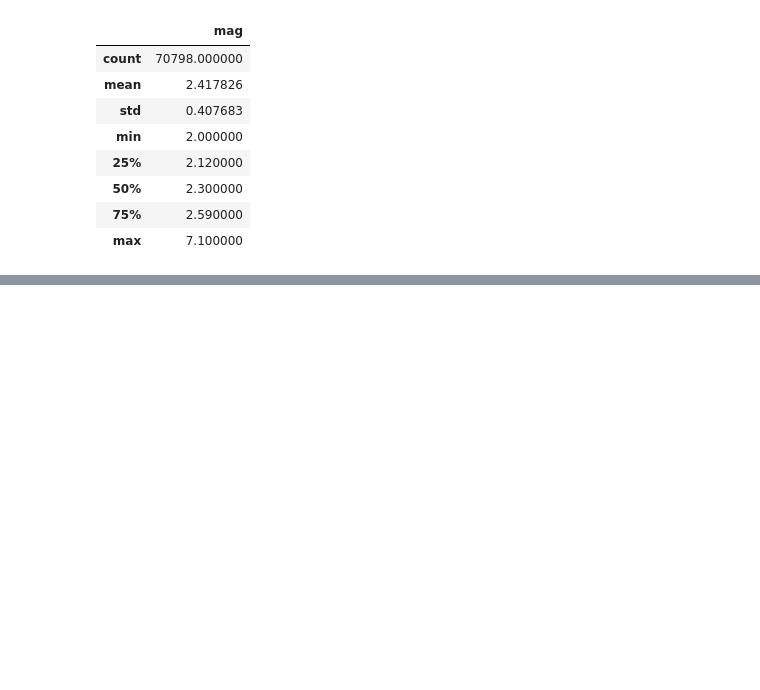
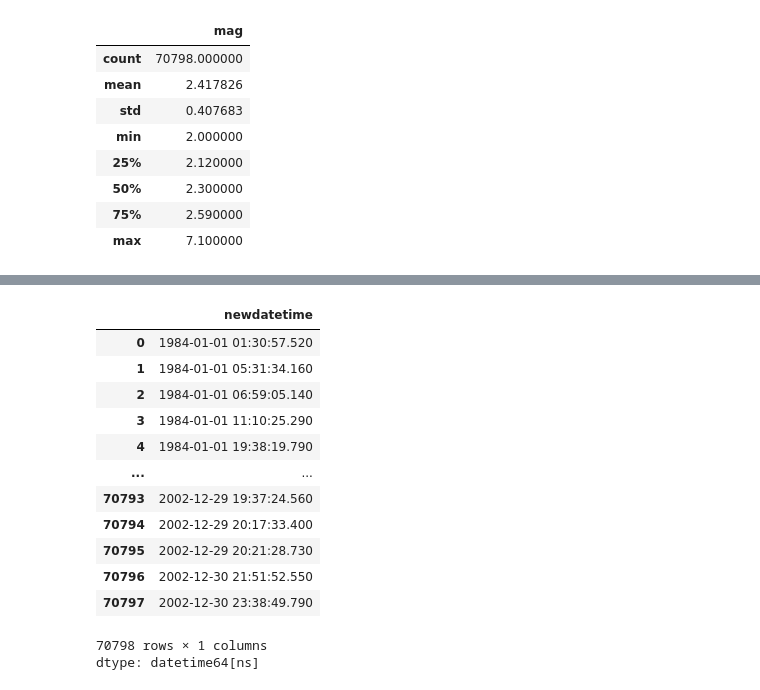
Before and after one commit to ashtonsouthwick/DSPS_ASouthwick, a Jupyter notebook: Labs/earthquake_data_munging.ipynb, the cells around one changed output, grey strips where cells are left out. Cells and saved outputs as stored; diff of their text form; code cells hidden in the pictures; blank space fills up the shorter version.

```diff
--- a/Labs/earthquake_data_munging.ipynb
+++ b/Labs/earthquake_data_munging.ipynb
@@ -73,0 +113,19 @@ earthquakes['newdate'] = earthquakes['date'].map(pd.to_datetime)
+# %%
+earthquakes['datetime'] = earthquakes['date'] + ' ' + earthquakes['time']
+earthquakes['newdatetime'] = earthquakes['datetime'].map(pd.to_datetime)
+earthquakes['newdatetime']
+# %% [output]
+|  | newdatetime |
+| 0 | 1984-01-01 01:30:57.520 |
+| 1 | 1984-01-01 05:31:34.160 |
+| 2 | 1984-01-01 06:59:05.140 |
+| 3 | 1984-01-01 11:10:25.290 |
+| 4 | 1984-01-01 19:38:19.790 |
+| ... | ... |
+| 70793 | 2002-12-29 19:37:24.560 |
+| 70794 | 2002-12-29 20:17:33.400 |
+| 70795 | 2002-12-29 20:21:28.730 |
+| 70796 | 2002-12-30 21:51:52.550 |
+| 70797 | 2002-12-30 23:38:49.790 |
+70798 rows × 1 columns
+dtype: datetime64[ns]
```
Also changed, not shown: parts of 7 cells of this notebook.
